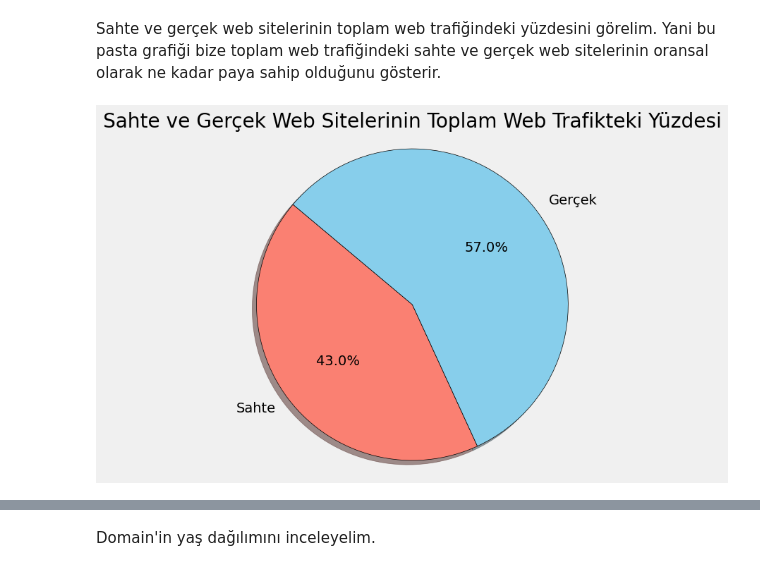
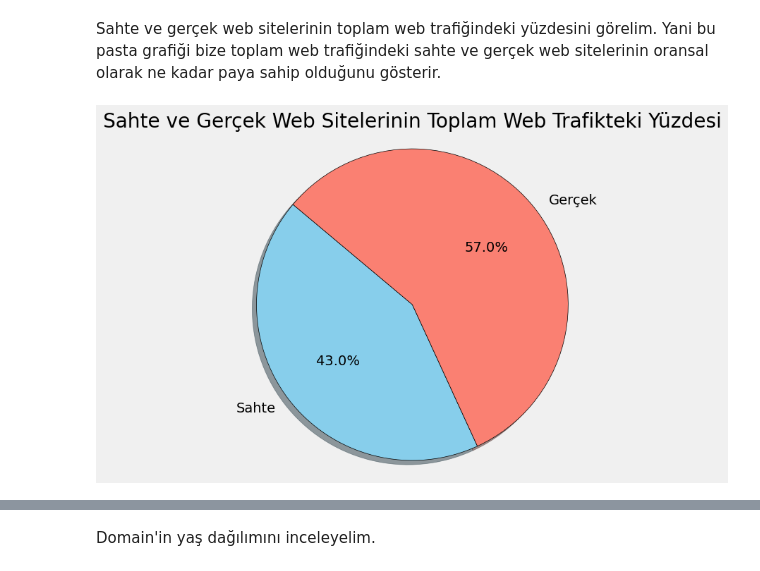
Before and after one commit to Phishbust/datanalysisandmodeling, a Jupyter notebook: data.ipynb, the cells around one changed output, grey strips where cells are left out. Drawn from its saved outputs; the diff is of its cells as text; code cells hidden in the pictures.

```diff
--- a/data.ipynb
+++ b/data.ipynb
@@ -223,24 +226,28 @@ plt.show()
 <bold>Sahte ve gerçek web sitelerinin toplam web trafiğindeki yüzdesini görelim. Yani bu pasta grafiği bize toplam web trafiğindeki sahte ve gerçek web sitelerinin oransal olarak ne kadar paya sahip olduğunu gösterir.</bold>
 # %%
 plt.style.use("fivethirtyeight")
+
+total_web_traffic = df['web_traffic'].sum()
 
 total_fake_web_traffic = df[df['status'] == 1]['web_traffic'].sum()
 total_legit_web_traffic = df[df['status'] == 0]['web_traffic'].sum()
 
 percent_fake_web_traffic = (total_fake_web_traffic / total_web_traffic) * 100
 percent_legit_web_traffic = (total_legit_web_traffic / total_web_traffic) * 100
 
 labels = ['Sahte', 'Gerçek']
 sizes = [percent_fake_web_traffic, percent_legit_web_traffic]
+colors=['skyblue', 'salmon']
 
 plt.figure(figsize=(8, 6))
 plt.pie(sizes, labels=labels, colors=colors, autopct='%1.1f%%', startangle=140, shadow=True,
        wedgeprops={'edgecolor':'black'})
+
 plt.axis('equal')
 plt.title('Sahte ve Gerçek Web Sitelerinin Toplam Web Trafikteki Yüzdesi')
 plt.show()
 # %% [output]
-[figure, old version]
+[figure, new version]
 # %% [markdown]
 <bold></bold>
 # %% [markdown]
```
Also changed, not shown: parts of 7 cells of this notebook.
